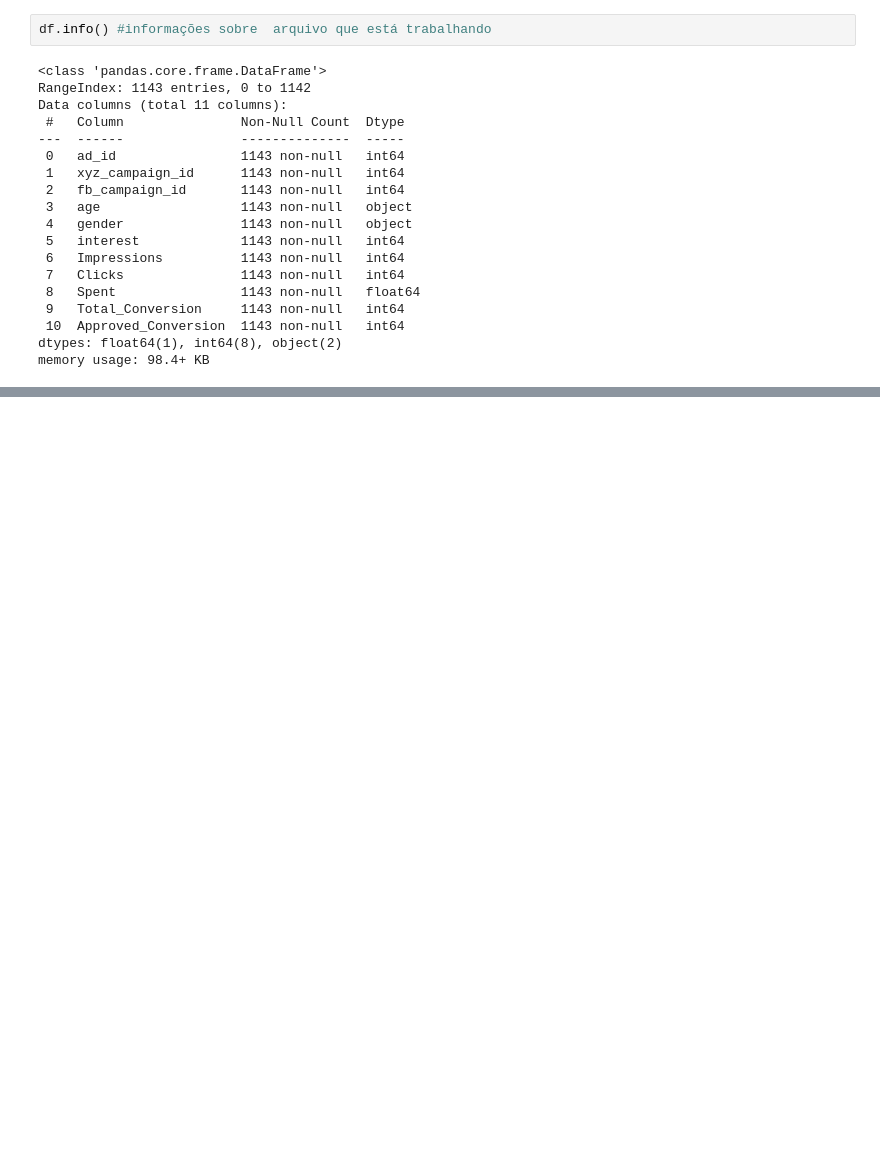
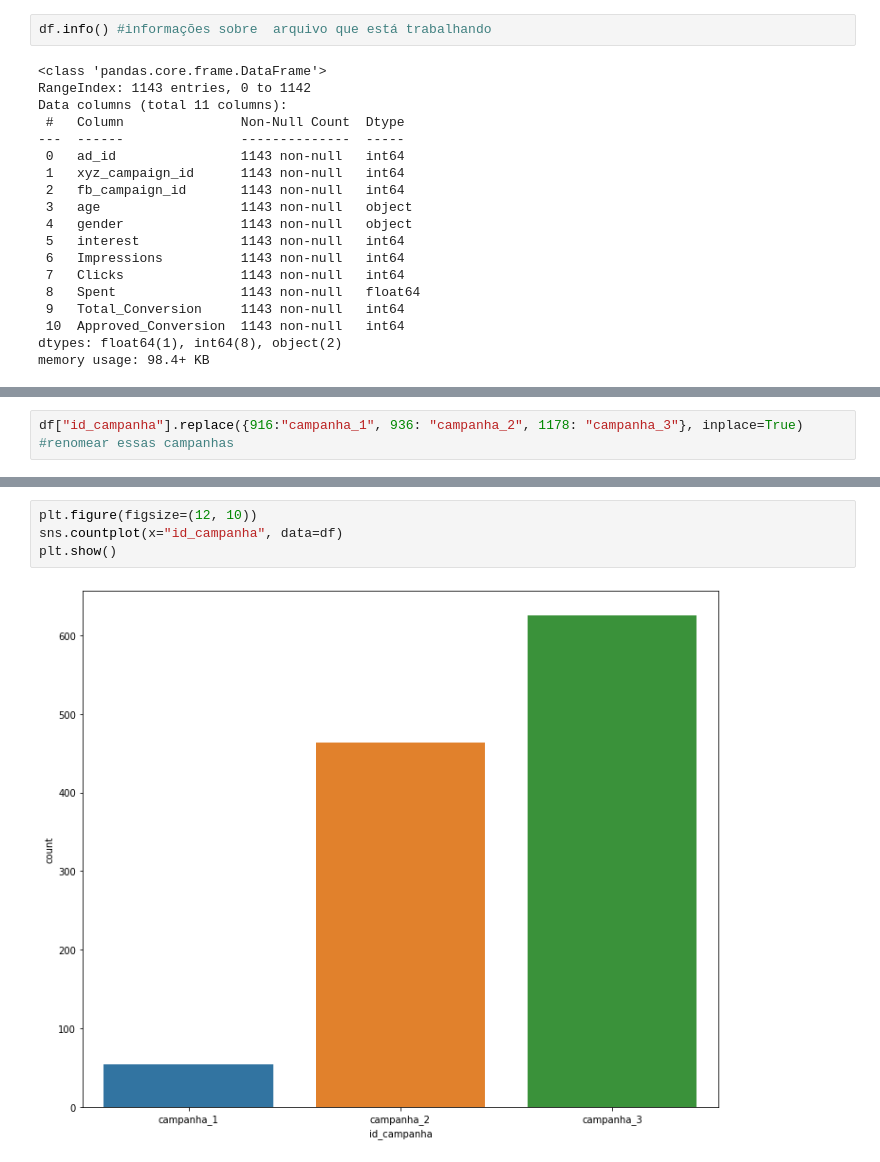
Before and after one commit to ErickaMB/inteligenciaartificialparainiciantes, a Jupyter notebook: Inteligência_Artificial_na_Prática_para_Iniciantes_EBAC_Projeto1.ipynb, the cells around one changed output, grey strips where cells are left out. Cells and saved outputs as stored; diff of their text form; blank space fills up the shorter version.

```diff
--- a/Inteligência_Artificial_na_Prática_para_Iniciantes_EBAC_Projeto1.ipynb
+++ b/Inteligência_Artificial_na_Prática_para_Iniciantes_EBAC_Projeto1.ipynb
@@ -98,0 +249,2 @@ memory usage: 98.4+ KB
+# %%
+df["id_campanha"].replace({916:"campanha_1", 936: "campanha_2", 1178: "campanha_3"}, inplace=True)  #renomear essas campanhas
@@ -98,0 +269,6 @@ memory usage: 98.4+ KB
+# %%
+plt.figure(figsize=(12, 10))
+sns.countplot(x="id_campanha", data=df)
+plt.show()
+# %% [output]
+[figure, added]
```
Also changed, not shown: parts of 74 cells of this notebook.
